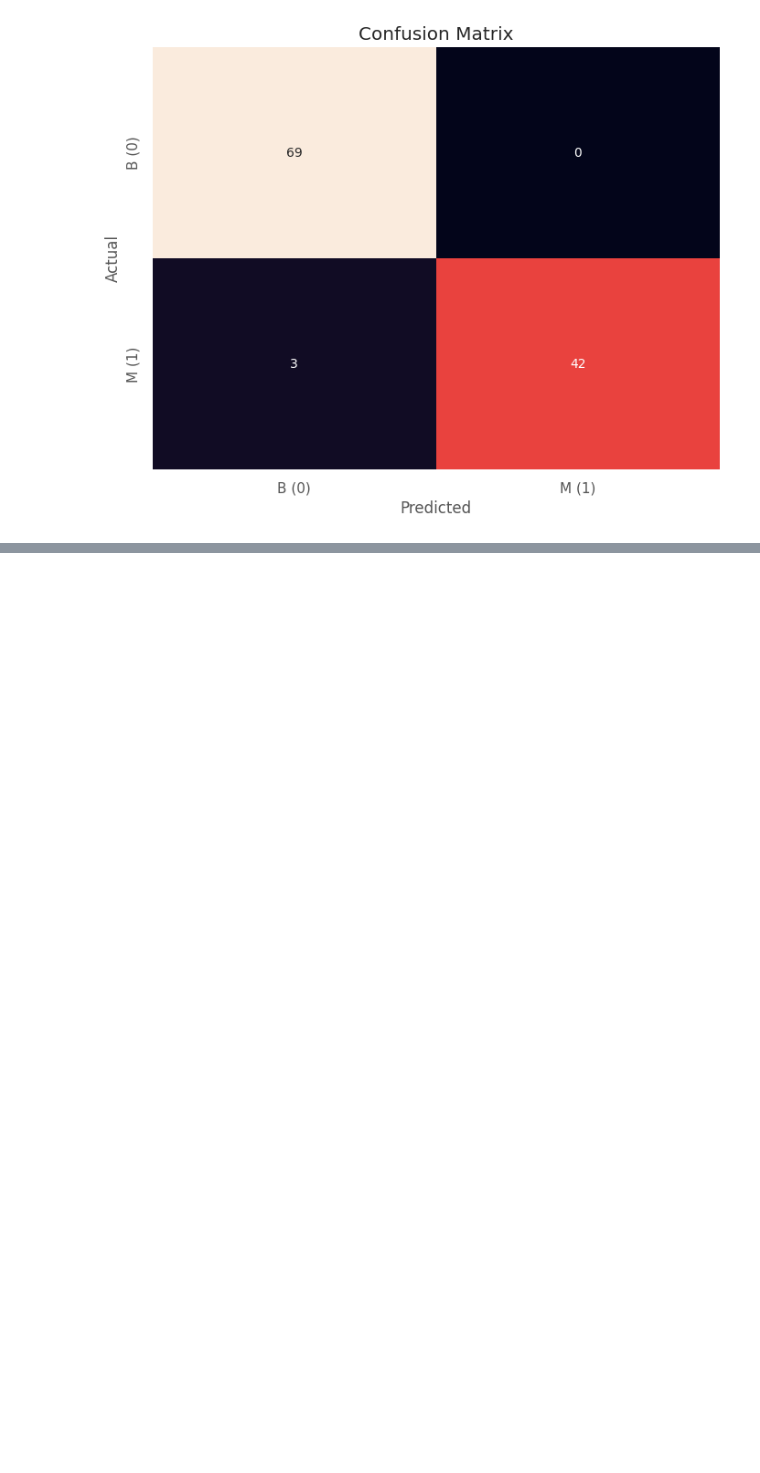
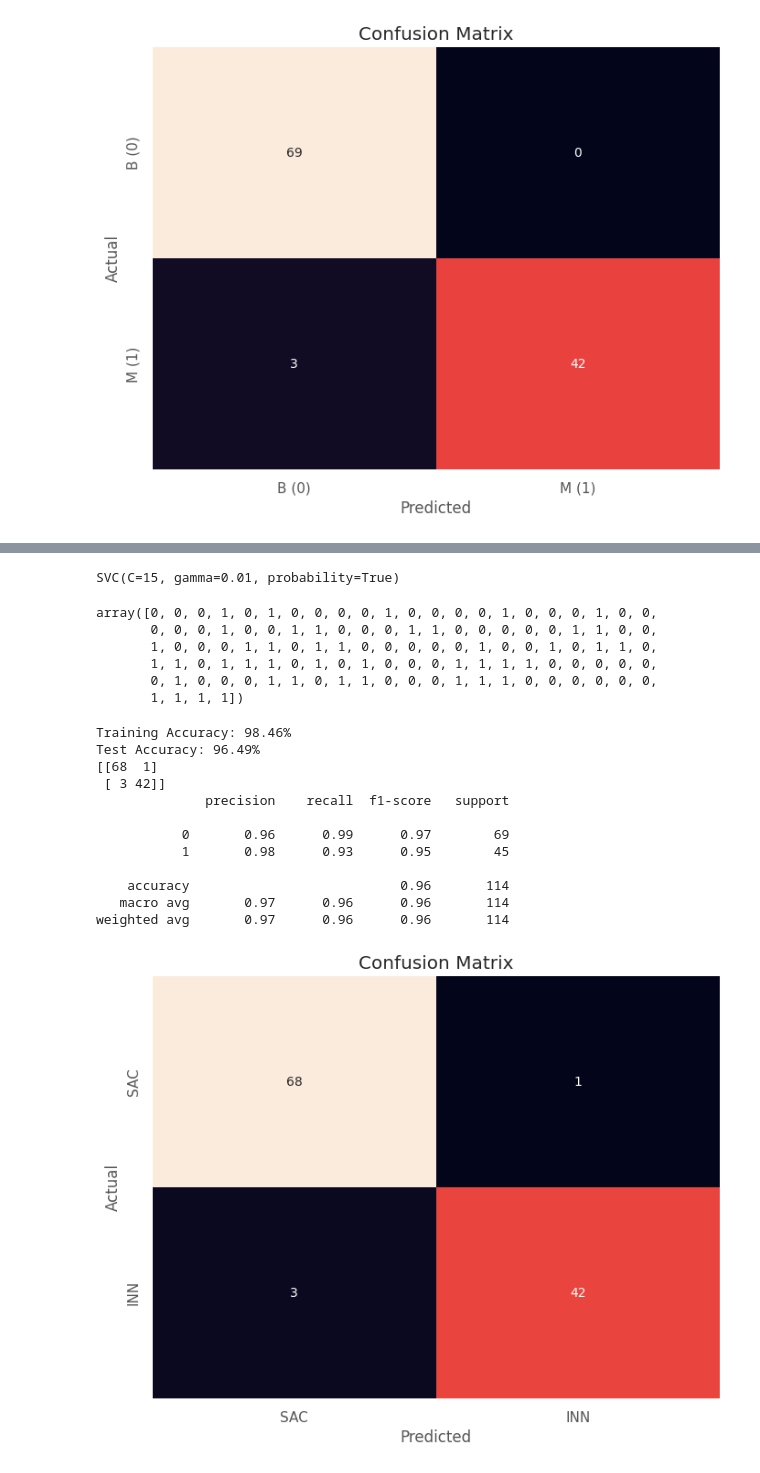
Before and after one commit to SurekhaBerlin/Breast-Cancer-Project, a Jupyter notebook: Breast_Cancer_Project(EDA_+ML_+_DL_).ipynb, the cells around one changed output, grey strips where cells are left out. Drawn from its saved outputs; the diff is of its cells as text; code cells hidden in the pictures; blank space fills up the shorter version.

```diff
--- a/Breast_Cancer_Project(EDA_+ML_+_DL_).ipynb
+++ b/Breast_Cancer_Project(EDA_+ML_+_DL_).ipynb
@@ -499,0 +502,12 @@ weighted avg       0.97      0.97      0.97       114
+# %%
+#Hyperparameter tuning
+from sklearn.svm import SVC
+from sklearn.model_selection import GridSearchCV
+svc= SVC(probability=True)
+
+parameters = {
+    'gamma': [0.0001, 0.001, 0.01, 0.1],
+    'C':[0.01, 0.05, 0.5, 0.1, 1,10, 15,20]
+}
+grid_search = GridSearchCV(svc, parameters)
+grid_search.fit(X_train, y_train)
@@ -499,0 +526,5 @@ weighted avg       0.97      0.97      0.97       114
+# %%
+svc = SVC(C=15, gamma=0.01, probability=True)
+svc.fit(X_train, y_train)
+# %% [output]
+SVC(C=15, gamma=0.01, probability=True)
@@ -499,0 +533,61 @@ weighted avg       0.97      0.97      0.97       114
+# %%
+y_pred
+# %% [output]
+array([0, 0, 0, 1, 0, 1, 0, 0, 0, 0, 1, 0, 0, 0, 0, 1, 0, 0, 0, 1, 0, 0,
+       0, 0, 0, 1, 0, 0, 1, 1, 0, 0, 0, 1, 1, 0, 0, 0, 0, 0, 1, 1, 0, 0,
+       1, 0, 0, 0, 1, 1, 0, 1, 1, 0, 0, 0, 0, 0, 1, 0, 0, 1, 0, 1, 1, 0,
+       1, 1, 0, 1, 1, 1, 0, 1, 0, 1, 0, 0, 0, 1, 1, 1, 1, 0, 0, 0, 0, 0,
+       0, 1, 0, 0, 0, 1, 1, 0, 1, 1, 0, 0, 0, 1, 1, 1, 0, 0, 0, 0, 0, 0,
+       1, 1, 1, 1])
+# %%
+import numpy as np
+import matplotlib.pyplot as plt
+import seaborn as sns
+from sklearn.metrics import accuracy_score, confusion_matrix, classification_report
+from sklearn.svm import SVC  # Import SVC
+
+# Example data (replace with your actual data and model)
+# X_train, X_test, y_train, y_test should be defined earlier
+
+# Initialize and train the SVC model
+svc = SVC()  # You can customize the parameters here
+svc.fit(X_train, y_train)
+
+# Calculate accuracy for training data
+train_accuracy = accuracy_score(y_train, svc.predict(X_train))
+print(f'Training Accuracy: {train_accuracy * 100:.2f}%')
+
+# Calculate accuracy for test data
+svc_acc = accuracy_score(y_test, svc.predict(X_test))
+print(f'Test Accuracy: {svc_acc * 100:.2f}%')
+
+# Predictions
+y_pred = svc.predict(X_test)
+
+# Confusion Matrix
+cm = confusion_matrix(y_test, y_pred)
+print(cm)
+print(classification_report(y_test, y_pred))
+
+# Plotting the confusion matrix with the rocket color palette
+plt.figure(figsize=(8, 6))
+sns.heatmap(cm, annot=True, fmt='d', cmap='rocket', cbar=False,
+            xticklabels=['SAC', 'INN'], yticklabels=['SAC', 'INN'])
+plt.xlabel('Predicted')
+plt.ylabel('Actual')
+plt.title('Confusion Matrix')
+plt.show()
+# %% [output]
+Training Accuracy: 98.46%
+Test Accuracy: 96.49%
+[[68  1]
+ [ 3 42]]
+              precision    recall  f1-score   support
+
+           0       0.96      0.99      0.97        69
+           1       0.98      0.93      0.95        45
+
+    accuracy                           0.96       114
+   macro avg       0.97      0.96      0.96       114
+weighted avg       0.97      0.96      0.96       114
+[figure, added]
```
Also changed, not shown: parts of 13 cells of this notebook.
